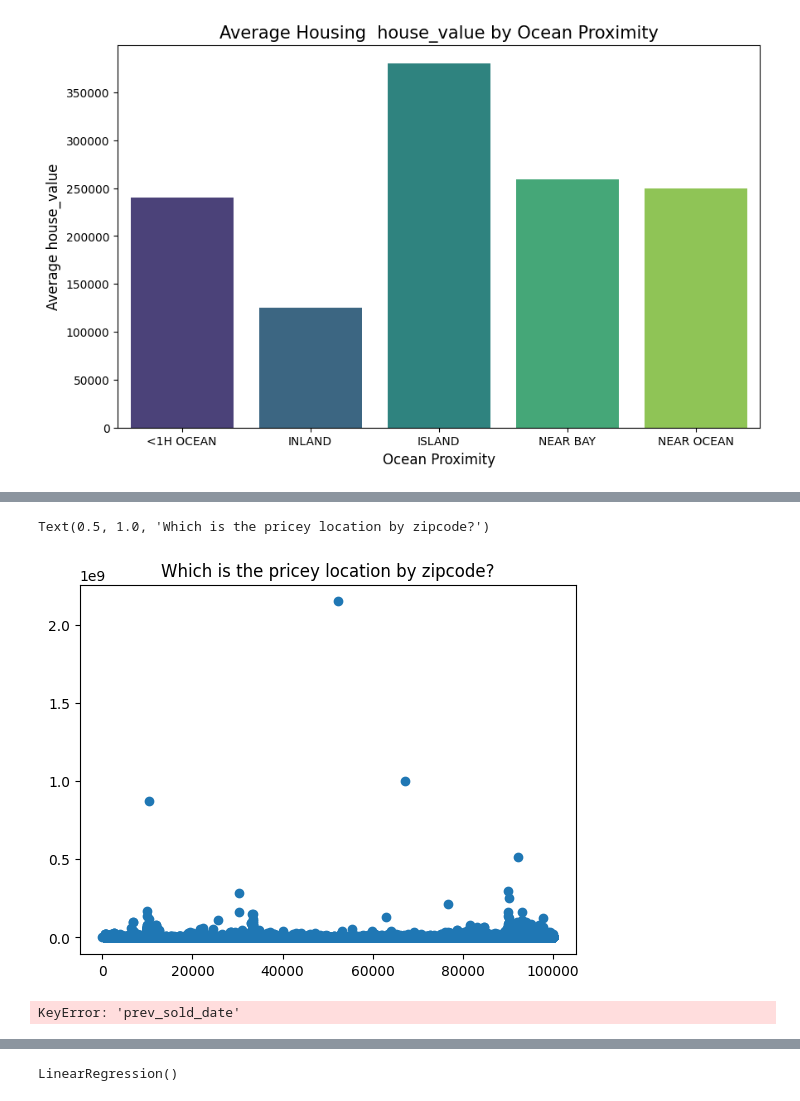
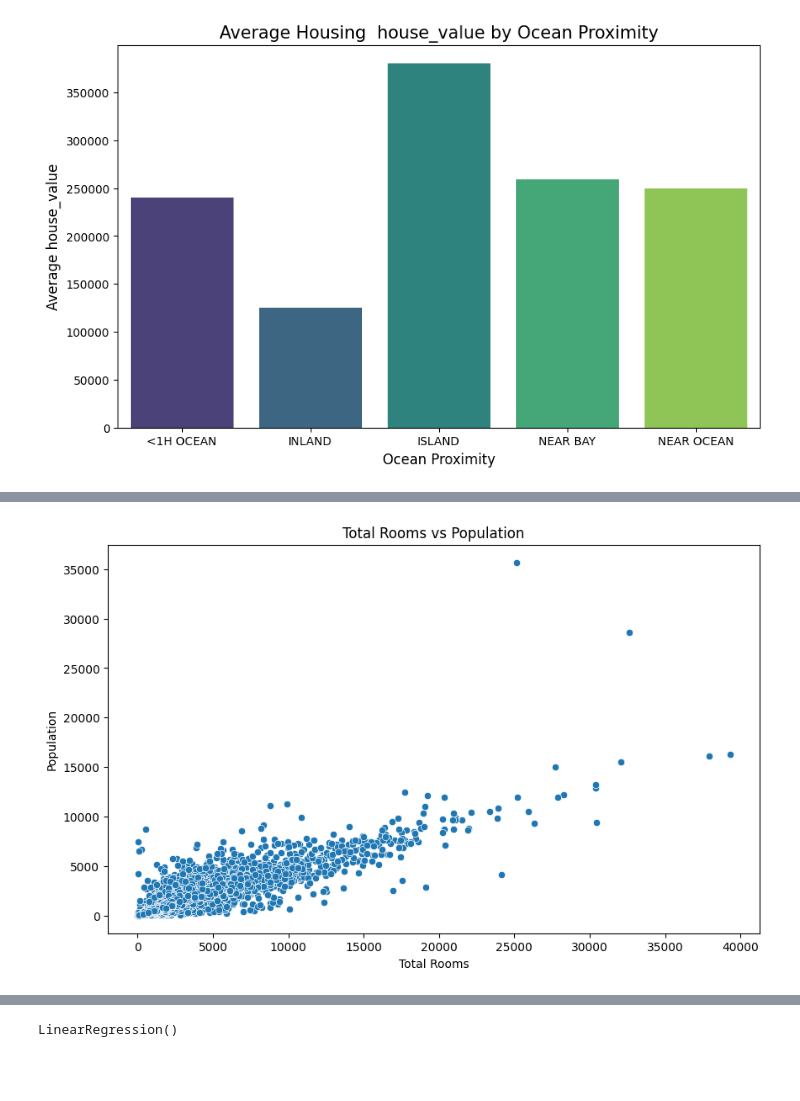
Before and after one commit to Princess-Flourish/AI-ML-Learning-Path, a Jupyter notebook: Linear_regression.ipynb, the cells around one changed output, grey strips where cells are left out. Cells and saved outputs as stored; diff of their text form; code cells hidden in the pictures; blank space fills up the shorter version.

```diff
--- a/Linear_regression.ipynb
+++ b/Linear_regression.ipynb
@@ -226,10 +196,21 @@ sns.despine()
-# %%
-# Create a scatter plot with 'zip_code' on the x-axis and 'price' on the y-axis
-plt.scatter(df.zip_code, df.price)
-
-# Set the title of the scatter plot
-plt.title("Which is the pricey location by zipcode?")
-# %% [output]
-Text(0.5, 1.0, 'Which is the pricey location by zipcode?')
-[figure, removed]
+# %%
+# Create a new figure with a specified size (10 inches wide by 6 inches tall)
+plt.figure(figsize=(10, 6))
+
+# Create a scatter plot using seaborn
+sns.scatterplot(x='total_rooms', y='population', data=df)
+
+# Set the label for the x-axis
+plt.xlabel('Total Rooms')
+
+# Set the label for the y-axis
+plt.ylabel('Population')
+
+# Set the title for the plot
+plt.title('Total Rooms vs Population')
+
+# Display the plot
+plt.show()
+# %% [output]
+[figure, added]
 # %%
@@ -238,17 +224,0 @@ from sklearn.linear_model import LinearRegression
-# %%
-# Extracting date and time features
-df['year'] = df['prev_sold_date'].dt.year
-df['month'] = df['prev_sold_date'].dt.month
-df['day'] = df['prev_sold_date'].dt.day
-df['hour'] = df['prev_sold_date'].dt.hour
-df['minute'] = df['prev_sold_date'].dt.minute
-df['second'] = df['prev_sold_date'].dt.second
-df['dayofweek'] = df['prev_sold_date'].dt.dayofweek  # Monday=0, Sunday=6
-
-# Optionally drop the original datetime column if not needed
-df.drop('prev_sold_date', axis=1, inplace=True)
-
-# Display the transformed DataFrame
-print(df.head())
-# %% [output]
-KeyError: 'prev_sold_date'
```
Also changed, not shown: parts of 15 cells of this notebook.
